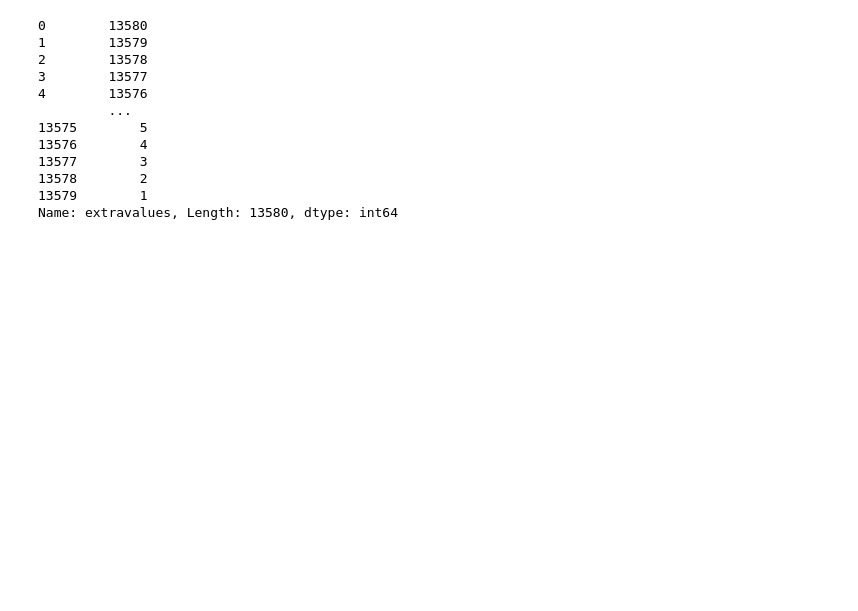
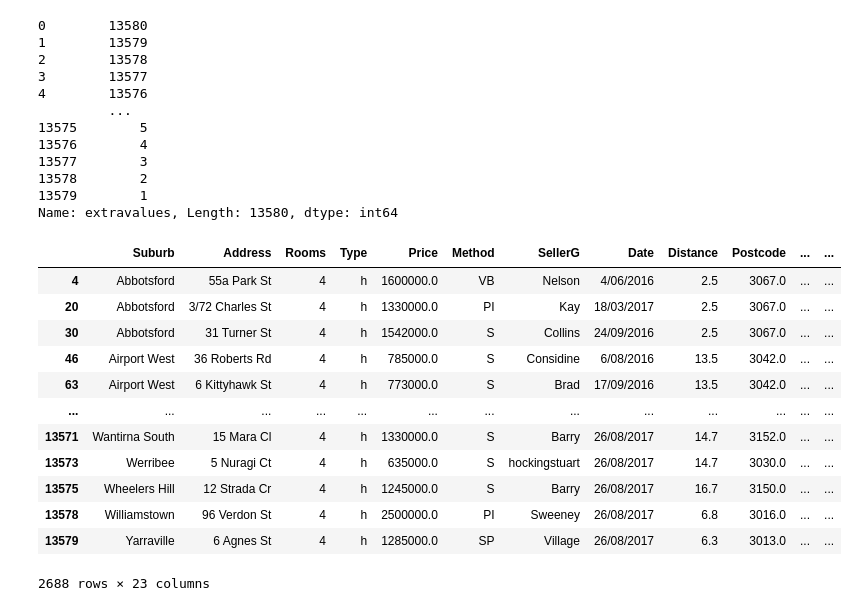
Before and after one commit to enzonjagi/machineLearning_notebooks, a Jupyter notebook: pandastut.ipynb, the cells around one changed output. Saved outputs shown, nothing was run; the diff lists cells and outputs as text; code cells hidden in the pictures; blank space fills up the shorter version.

```diff
--- a/pandastut.ipynb
+++ b/pandastut.ipynb
@@ -301,3 +301,19 @@ melbourne_home_data['extravalues']
 13578        2
 13579        1
 Name: extravalues, Length: 13580, dtype: int64
+# %%
+melbourne_home_data.loc[melbourne_home_data.Rooms == 4]
+# %% [output]
+|  | Suburb | Address | Rooms | Type | Price | Method | SellerG | Date | Distance | Postcode | ... | ... |
+| 4 | Abbotsford | 55a Park St | 4 | h | 1600000.0 | VB | Nelson | 4/06/2016 | 2.5 | 3067.0 | ... | ... |
+| 20 | Abbotsford | 3/72 Charles St | 4 | h | 1330000.0 | PI | Kay | 18/03/2017 | 2.5 | 3067.0 | ... | ... |
+| 30 | Abbotsford | 31 Turner St | 4 | h | 1542000.0 | S | Collins | 24/09/2016 | 2.5 | 3067.0 | ... | ... |
+| 46 | Airport West | 36 Roberts Rd | 4 | h | 785000.0 | S | Considine | 6/08/2016 | 13.5 | 3042.0 | ... | ... |
+| 63 | Airport West | 6 Kittyhawk St | 4 | h | 773000.0 | S | Brad | 17/09/2016 | 13.5 | 3042.0 | ... | ... |
+| ... | ... | ... | ... | ... | ... | ... | ... | ... | ... | ... | ... | ... |
+| 13571 | Wantirna South | 15 Mara Cl | 4 | h | 1330000.0 | S | Barry | 26/08/2017 | 14.7 | 3152.0 | ... | ... |
+| 13573 | Werribee | 5 Nuragi Ct | 4 | h | 635000.0 | S | hockingstuart | 26/08/2017 | 14.7 | 3030.0 | ... | ... |
+| 13575 | Wheelers Hill | 12 Strada Cr | 4 | h | 1245000.0 | S | Barry | 26/08/2017 | 16.7 | 3150.0 | ... | ... |
+| 13578 | Williamstown | 96 Verdon St | 4 | h | 2500000.0 | PI | Sweeney | 26/08/2017 | 6.8 | 3016.0 | ... | ... |
+| 13579 | Yarraville | 6 Agnes St | 4 | h | 1285000.0 | SP | Village | 26/08/2017 | 6.3 | 3013.0 | ... | ... |
+2688 rows × 23 columns
```
